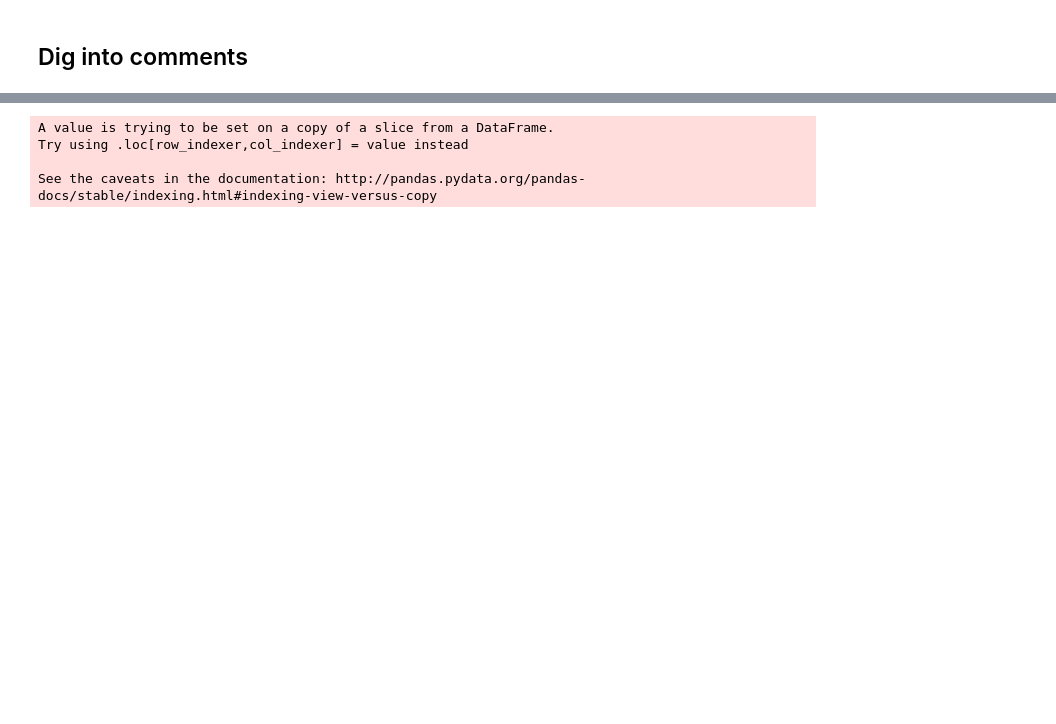
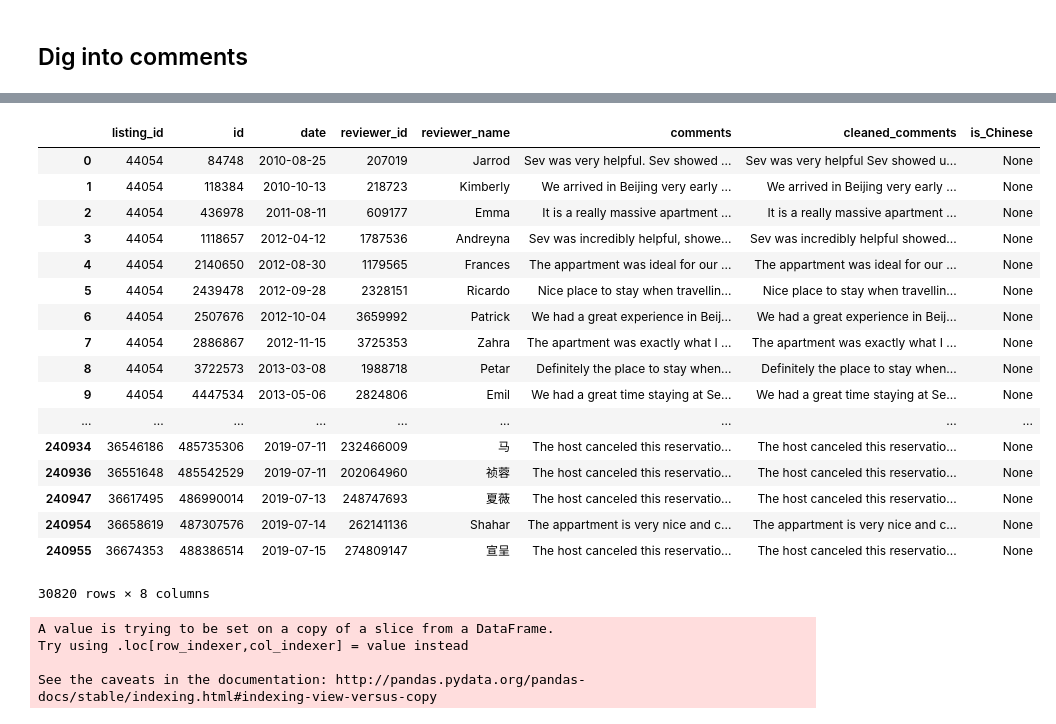
Before and after one commit to xiuruoyan/Airbnb_Beijing, a Jupyter notebook: project 1.ipynb, the cells around one changed output, grey strips where cells are left out. Cells and saved outputs as stored; diff of their text form; code cells hidden in the pictures; blank space fills up the shorter version.

```diff
--- a/project 1.ipynb
+++ b/project 1.ipynb
@@ -207,6 +177,27 @@ def is_Chinese(df):
 reviews['is_Chinese'] = reviews.apply(is_Chinese, axis=1)
 # %%
 reviews_English = reviews[reviews['is_Chinese'].isnull()]
+# %%
+reviews_English
+# %% [output]
+|  | listing_id | id | date | reviewer_id | reviewer_name | comments | cleaned_comments | is_Chinese |
+| 0 | 44054 | 84748 | 2010-08-25 | 207019 | Jarrod | Sev was very helpful. Sev showed ... | Sev was very helpful Sev showed u... | None |
+| 1 | 44054 | 118384 | 2010-10-13 | 218723 | Kimberly | We arrived in Beijing very early ... | We arrived in Beijing very early ... | None |
+| 2 | 44054 | 436978 | 2011-08-11 | 609177 | Emma | It is a really massive apartment ... | It is a really massive apartment ... | None |
+| 3 | 44054 | 1118657 | 2012-04-12 | 1787536 | Andreyna | Sev was incredibly helpful, showe... | Sev was incredibly helpful showed... | None |
+| 4 | 44054 | 2140650 | 2012-08-30 | 1179565 | Frances | The appartment was ideal for our ... | The appartment was ideal for our ... | None |
+| 5 | 44054 | 2439478 | 2012-09-28 | 2328151 | Ricardo | Nice place to stay when travellin... | Nice place to stay when travellin... | None |
+| 6 | 44054 | 2507676 | 2012-10-04 | 3659992 | Patrick | We had a great experience in Beij... | We had a great experience in Beij... | None |
+| 7 | 44054 | 2886867 | 2012-11-15 | 3725353 | Zahra | The apartment was exactly what I ... | The apartment was exactly what I ... | None |
+| 8 | 44054 | 3722573 | 2013-03-08 | 1988718 | Petar | Definitely the place to stay when... | Definitely the place to stay when... | None |
+| 9 | 44054 | 4447534 | 2013-05-06 | 2824806 | Emil | We had a great time staying at Se... | We had a great time staying at Se... | None |
+| ... | ... | ... | ... | ... | ... | ... | ... | ... |
+| 240934 | 36546186 | 485735306 | 2019-07-11 | 232466009 | 马 | The host canceled this reservatio... | The host canceled this reservatio... | None |
+| 240936 | 36551648 | 485542529 | 2019-07-11 | 202064960 | 祯蓉 | The host canceled this reservatio... | The host canceled this reservatio... | None |
+| 240947 | 36617495 | 486990014 | 2019-07-13 | 248747693 | 夏薇 | The host canceled this reservatio... | The host canceled this reservatio... | None |
+| 240954 | 36658619 | 487307576 | 2019-07-14 | 262141136 | Shahar | The appartment is very nice and c... | The appartment is very nice and c... | None |
+| 240955 | 36674353 | 488386514 | 2019-07-15 | 274809147 | 宣呈 | The host canceled this reservatio... | The host canceled this reservatio... | None |
+30820 rows × 8 columns
 # %%
 from nltk.corpus import stopwords
 def words_bag(df):
```
Also changed, not shown: parts of 34 cells of this notebook.
